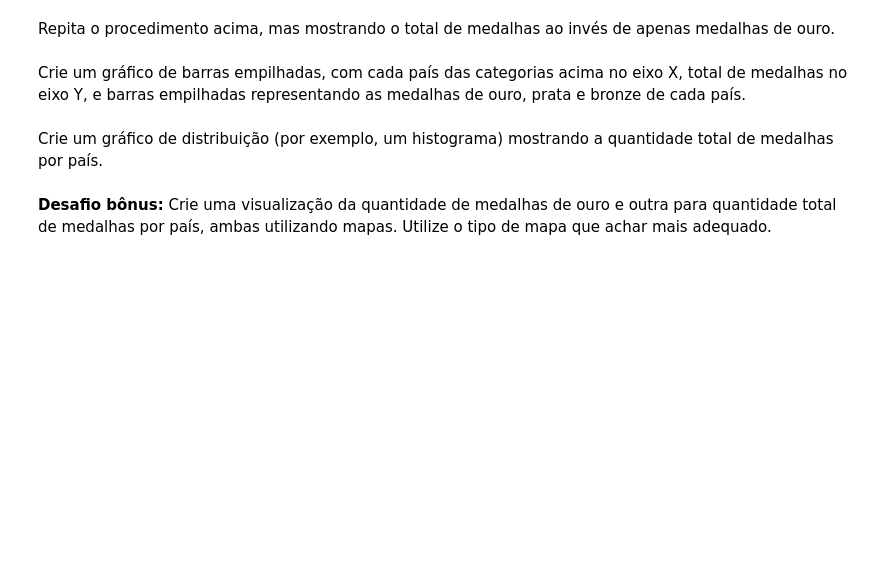
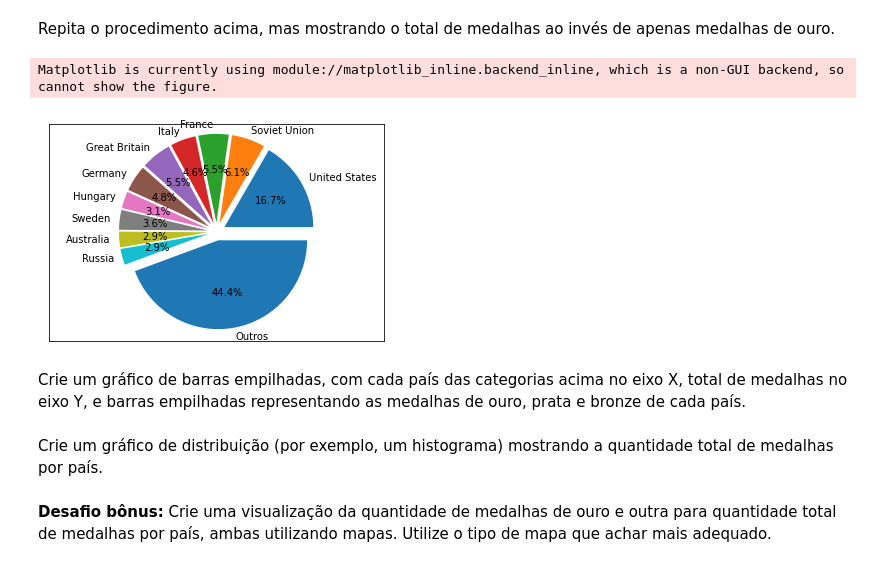
Before and after one commit to VictorBTaveira/Projeto-DataViz, a Jupyter notebook: Projeto_Dataviz.ipynb, the cells around one changed output. Cells and saved outputs as stored; diff of their text form; code cells hidden in the pictures; blank space fills up the shorter version.

```diff
--- a/Projeto_Dataviz.ipynb
+++ b/Projeto_Dataviz.ipynb
@@ -580,5 +687,22 @@ Agora pegue os 10 países com mais medalhas e crie uma categoria "Outros" para o
 # %% [markdown]
 Repita o procedimento acima, mas mostrando o total de medalhas ao invés de apenas medalhas de ouro.
+# %%
+explode = (0.1,0.1,0.1,0.1,0.1,0.1,0.1,0.1,0.1,0.1,0.1)
+
+fig, ax = plt.subplots()
+#ax.title('Os maiores medelhistas da história')
+ax.pie(ranking['Total'].values,
+       labels = ranking['Team'].values,
+       autopct = '%1.1f%%',
+       frame = True,
+       explode= explode)
+ax.axis('equal')
+ax.get_xaxis().set_visible(False)
+ax.get_yaxis().set_visible(False)
+fig.show()
+# %% [output]
+Matplotlib is currently using module://matplotlib_inline.backend_inline, which is a non-GUI backend, so cannot show the figure.
+[figure, added]
 # %% [markdown]
 Crie um gráfico de barras empilhadas, com cada país das categorias acima no eixo X, total de medalhas no eixo Y, e barras empilhadas representando as medalhas de ouro, prata e bronze de cada país.
 # %% [markdown]
```
Also changed, not shown: parts of 9 cells of this notebook.
